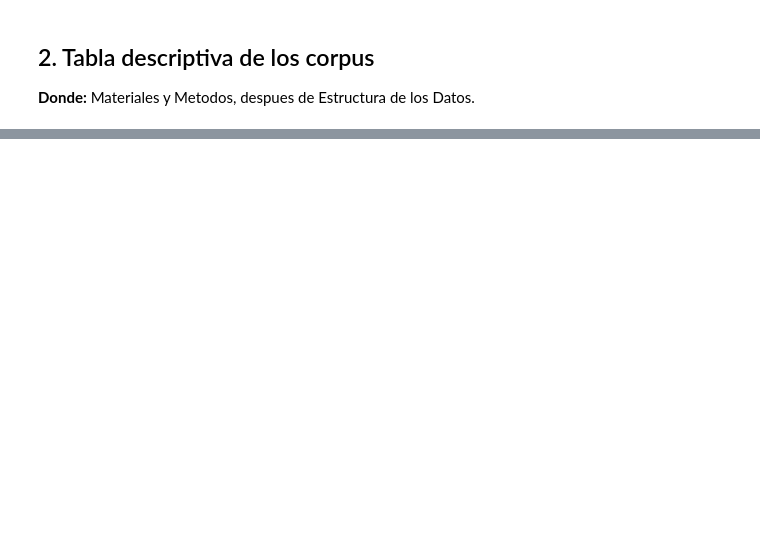
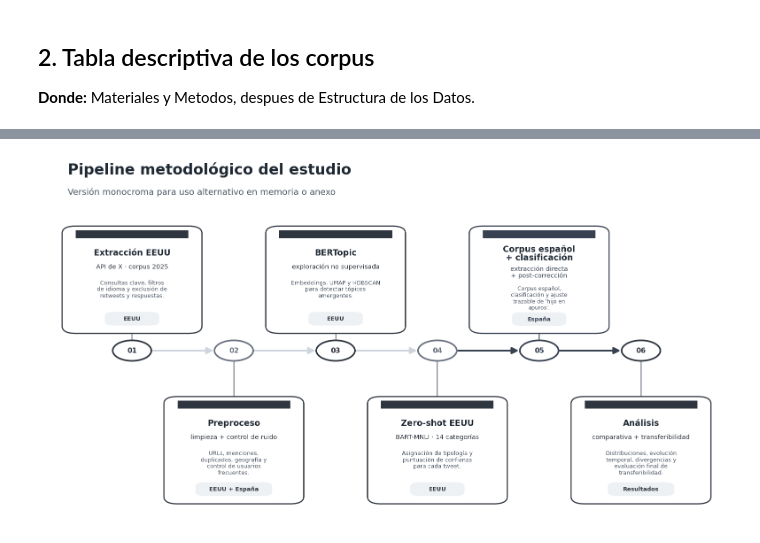
Before and after one commit to rpinongomez-ui/TFM-NTT2-Monitorizacion-Temprana-Delitos-Financieros-en-RRSS, a Jupyter notebook: notebooks/12_visualizaciones_tfm.ipynb, the cells around one changed output, grey strips where cells are left out. Saved outputs shown, nothing was run; the diff lists cells and outputs as text; code cells hidden in the pictures; blank space fills up the shorter version.

Commit message:
Consolida visualizaciones finales del TFM

```diff
--- a/notebooks/12_visualizaciones_tfm.ipynb
+++ b/notebooks/12_visualizaciones_tfm.ipynb
@@ -711,0 +451,82 @@ for path in generated_tables:
+# %%
+# Versión monocroma del pipeline actualizado.
+# Versión v19: mantiene arriba el título negro del bloque rojo y baja el subtítulo rojo y el texto gris.
+
+stages_bn = [
+    {"num": "01", "title": "Extracción EEUU", "subtitle": "API de X · corpus 2025", "desc": "Consultas clave, filtros de idioma y exclusión de retweets y respuestas.", "scope": "EEUU", "row": "top"},
+    {"num": "02", "title": "Preproceso", "subtitle": "limpieza + control de ruido", "desc": "URLs, menciones, duplicados, geografía y control de usuarios frecuentes.", "scope": "EEUU + España", "row": "bottom"},
+    {"num": "03", "title": "BERTopic", "subtitle": "exploración no supervisada", "desc": "Embeddings, UMAP y HDBSCAN para detectar tópicos emergentes.", "scope": "EEUU", "row": "top"},
+    {"num": "04", "title": "Zero-shot EEUU", "subtitle": "BART-MNLI · 14 categorías", "desc": "Asignación de tipología y puntuación de confianza para cada tweet.", "scope": "EEUU", "row": "bottom"},
+    {"num": "05", "title": "Corpus español\n+ clasificación", "subtitle": "extracción directa\n+ post-corrección", "desc": "Corpus español, clasificación y ajuste trazable de 'hijo en apuros'.", "scope": "España", "row": "top"},
+    {"num": "06", "title": "Análisis", "subtitle": "comparativa + transferibilidad", "desc": "Distribuciones, evolución temporal, divergencias y evaluación final de transferibilidad.", "scope": "Resultados", "row": "bottom"},
+]
+
+INK = "#1F2933"
+TEXT = "#4B5563"
+LINE = "#CFD5DE"
+BORDER = "#30363F"
+FILL = "#FFFFFF"
+TAG_FILL = "#EEF1F4"
+ACCENT = "#6B7280"
+DARK_ACCENT = "#374151"
+
+fig, ax = plt.subplots(figsize=(15.2, 8.1))
+ax.set_axis_off()
+ax.set_xlim(0, 1)
+ax.set_ylim(0, 1)
+
+ax.text(0.035, 0.962, "Pipeline metodológico del estudio", fontsize=18.5, fontweight="bold", color=INK, ha="left")
+ax.text(0.035, 0.905, "Versión monocroma para uso alternativo en memoria o anexo", fontsize=10.8, color=TEXT, ha="left")
+
+x_positions = np.linspace(0.13, 0.88, len(stages_bn))
+y_line = 0.47
+card_w, card_h = 0.182, 0.275
+arrow_colors = [LINE, LINE, LINE, DARK_ACCENT, DARK_ACCENT]
+
+for i in range(len(x_positions) - 1):
+    ax.add_patch(FancyArrowPatch(
+        (x_positions[i] + 0.03, y_line),
+        (x_positions[i + 1] - 0.03, y_line),
+        arrowstyle="-|>",
+        mutation_scale=17,
+        linewidth=2.2,
+        color=arrow_colors[i],
+        zorder=1,
+        shrinkA=0,
+        shrinkB=0,
+    ))
+
+for x, st in zip(x_positions, stages_bn):
+    node_edge = DARK_ACCENT if st["num"] == "05" else BORDER if st["num"] in ("01", "03", "06") else ACCENT
+    connector_edge = DARK_ACCENT if st["num"] == "05" else ACCENT
+    ax.add_patch(Circle((x, y_line), 0.0285, facecolor=FILL, edgecolor=node_edge, linewidth=2.0, zorder=4))
+    ax.text(x, y_line, st["num"], ha="center", va="center", fontsize=8.8, fontweight="bold", color=node_edge, zorder=5)
+
+    card_above = st["row"] == "top"
+    card_y = 0.53 if card_above else 0.055
+    connector_y = card_y if card_above else card_y + card_h
+    ax.plot([x, x], [y_line + (0.03 if card_above else -0.03), connector_y], color=connector_edge, linewidth=1.3, alpha=0.9, zorder=2)
+
+    edge = DARK_ACCENT if st["num"] == "05" else BORDER
+    ax.add_patch(FancyBboxPatch((x - card_w / 2, card_y), card_w, card_h, boxstyle="round,pad=0.012,rounding_size=0.020", facecolor=FILL, edgecolor=edge, linewidth=1.45, zorder=3))
+    ax.add_patch(Rectangle((x - card_w / 2 + 0.008, card_y + card_h - 0.022), card_w - 0.016, 0.022, facecolor=edge, edgecolor="none", zorder=4))
+
+    center_x = x
+    title_y = card_y + card_h - (0.040 if st["num"] == "05" else 0.050)
+    subtitle_y = title_y - (0.042 if st['num'] != '05' else 0.058)
+    desc_y = subtitle_y - (0.046 if st['num'] != '05' else 0.056)
+
+    ax.text(center_x, title_y, st["title"], fontsize=10.4, fontweight="bold", color=INK, ha="center", va="top", zorder=5, linespacing=1.05)
+    ax.text(center_x, subtitle_y, st["subtitle"], fontsize=7.95, color=edge, ha="center", va="top", zorder=5, linespacing=1.05)
+    ax.text(center_x, desc_y, wrap_label(st["desc"], 24 if st["num"] == "05" else 26), fontsize=6.8 if st["num"] == "05" else 7.0, color=TEXT, ha="center", va="top", linespacing=1.15, zorder=5)
+
+    tag_w = 0.072 if st["scope"] in ("EEUU", "España") else 0.105
+    if st["scope"] == "Resultados":
+        tag_w = 0.09
+    tag_y = card_y + (0.013 if st["num"] == "05" else 0.014)
+    ax.add_patch(FancyBboxPatch((x - tag_w / 2, tag_y), tag_w, 0.030, boxstyle="round,pad=0.004,rounding_size=0.012", facecolor=TAG_FILL, edgecolor="none", zorder=4))
+    ax.text(x, tag_y + 0.015, st["scope"], fontsize=7.2, color=edge, ha="center", va="center", fontweight="bold", zorder=5)
+
+save_figure(fig, "fig_00b_pipeline_bn")
+plt.show()
+# %% [output]
@@ -711,0 +535 @@ for path in generated_tables:
+[figure, added]
```
Also changed, not shown: parts of 43 cells of this notebook, 21 other files.
